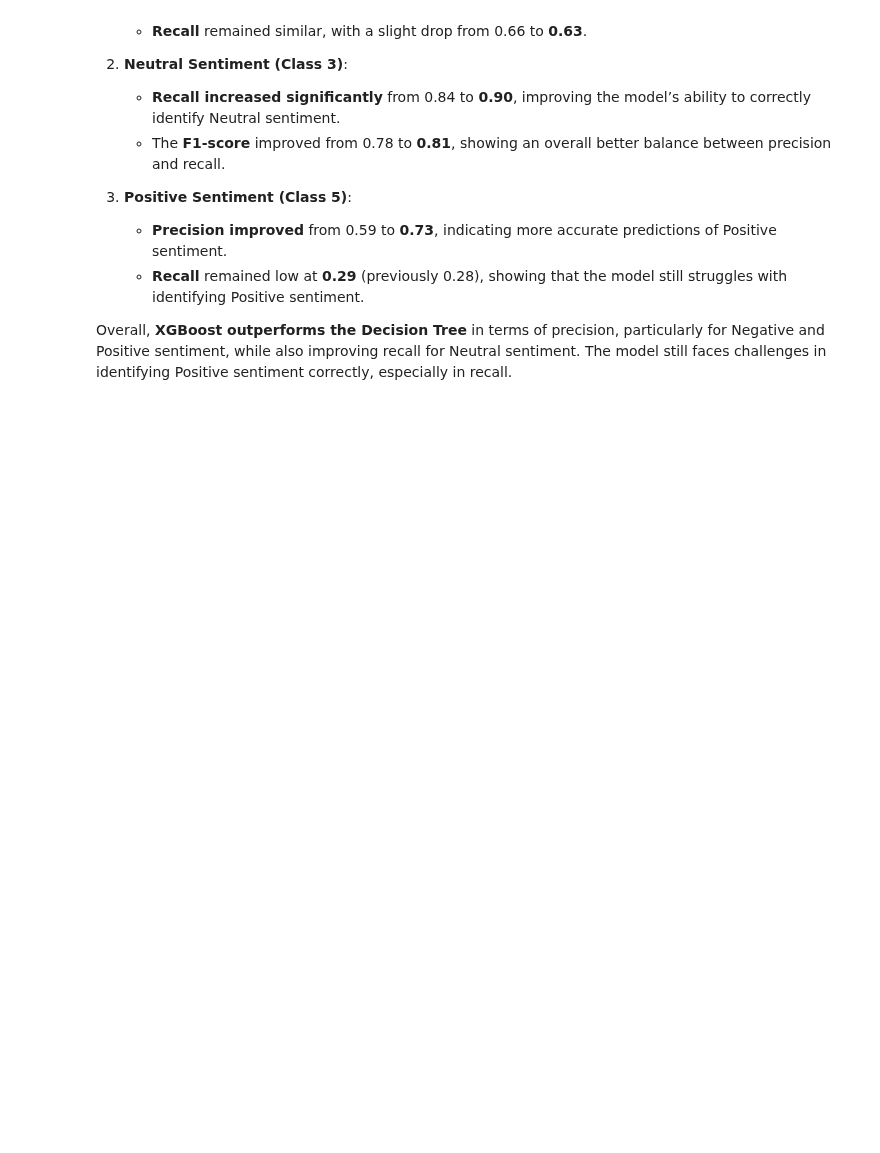
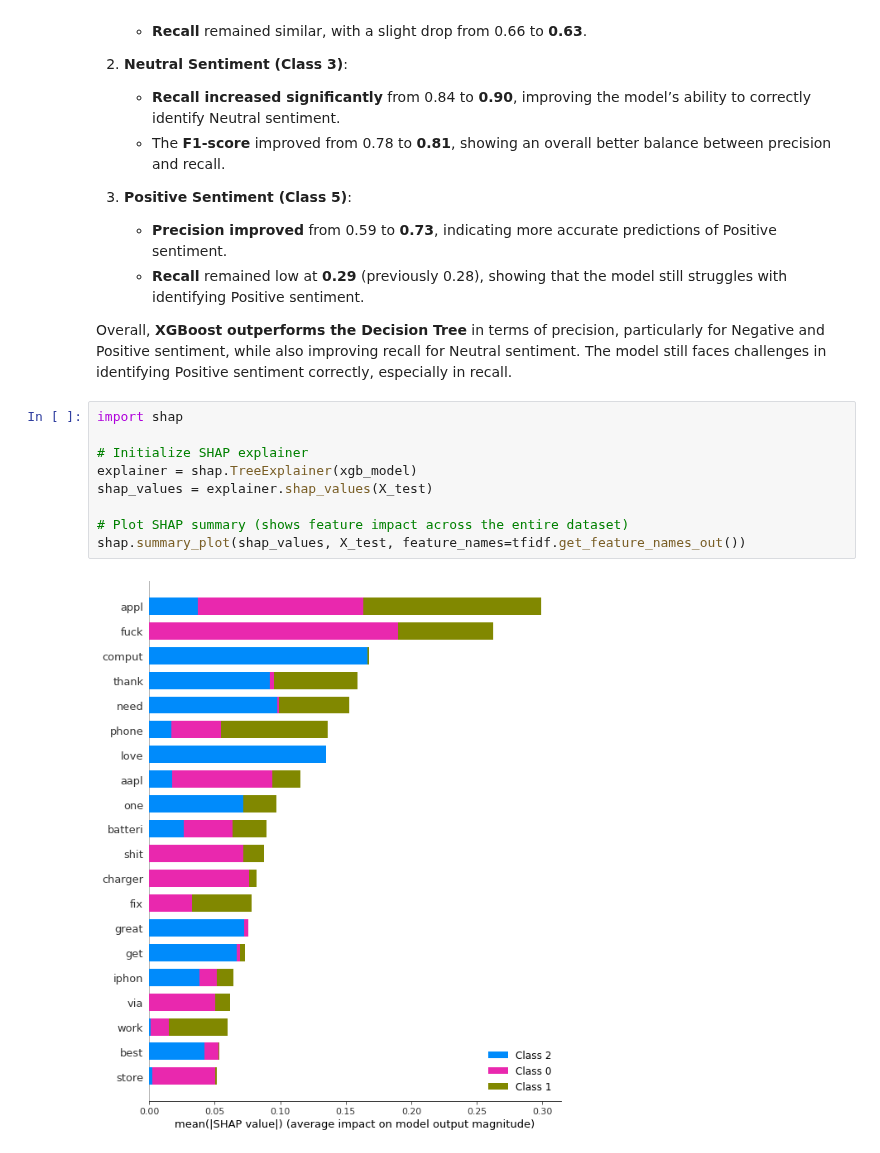
Before and after one commit to George-Chira/twitter-sentiment-analysis, a Jupyter notebook: notebooks/Chira.ipynb, the cells around one changed output. Cells and saved outputs as stored; diff of their text form; blank space fills up the shorter version.

```diff
--- a/notebooks/Chira.ipynb
+++ b/notebooks/Chira.ipynb
@@ -463,3 +484,14 @@ The **XGBoost model** achieved an accuracy of **73.7%**, an improvement over the
    - **Recall** remained low at **0.29** (previously 0.28), showing that the model still struggles with identifying Positive sentiment.
 
 Overall, **XGBoost outperforms the Decision Tree** in terms of precision, particularly for Negative and Positive sentiment, while also improving recall for Neutral sentiment. The model still faces challenges in identifying Positive sentiment correctly, especially in recall.
+# %%
+import shap
+
+# Initialize SHAP explainer
+explainer = shap.TreeExplainer(xgb_model)
+shap_values = explainer.shap_values(X_test)
+
+# Plot SHAP summary (shows feature impact across the entire dataset)
+shap.summary_plot(shap_values, X_test, feature_names=tfidf.get_feature_names_out())
+# %% [output]
+[figure, added]
```
Also changed, not shown: parts of 9 cells of this notebook.
